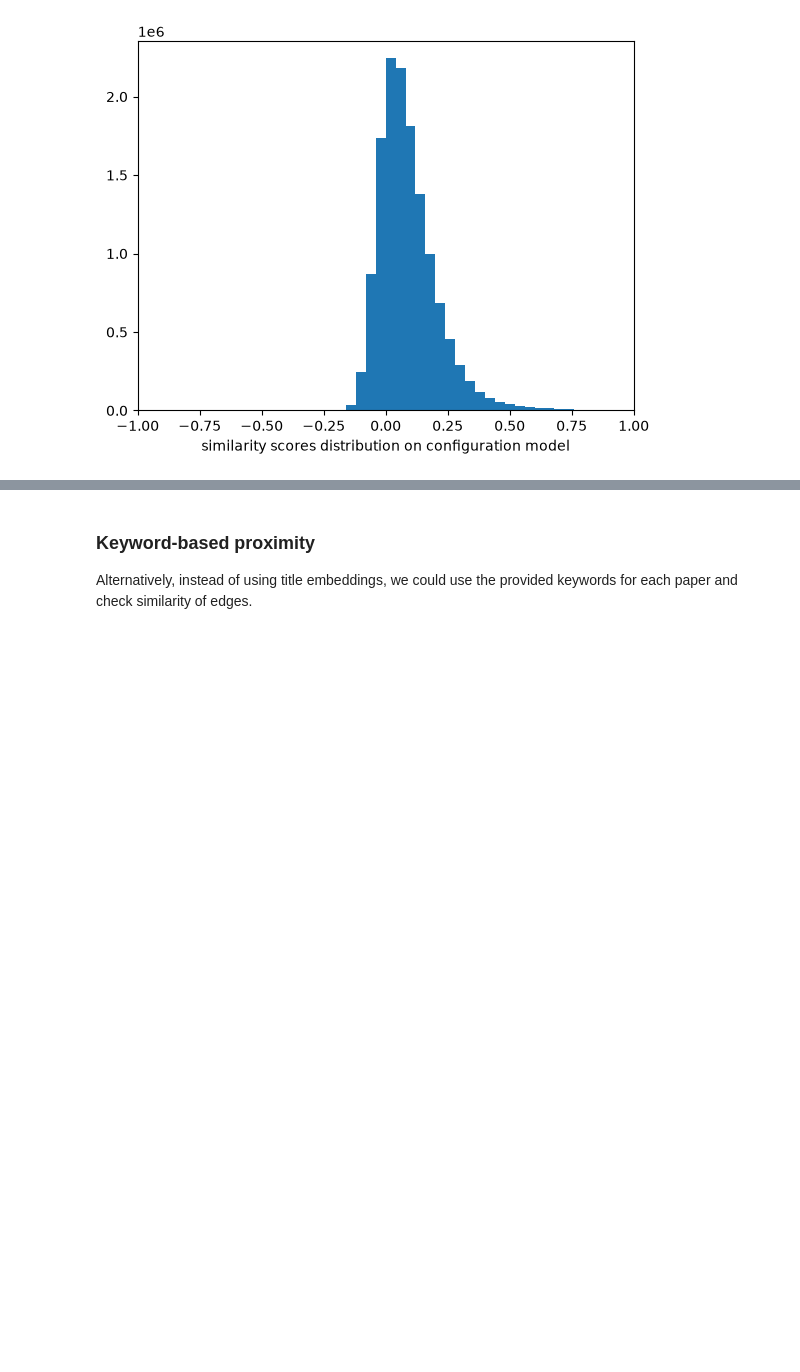
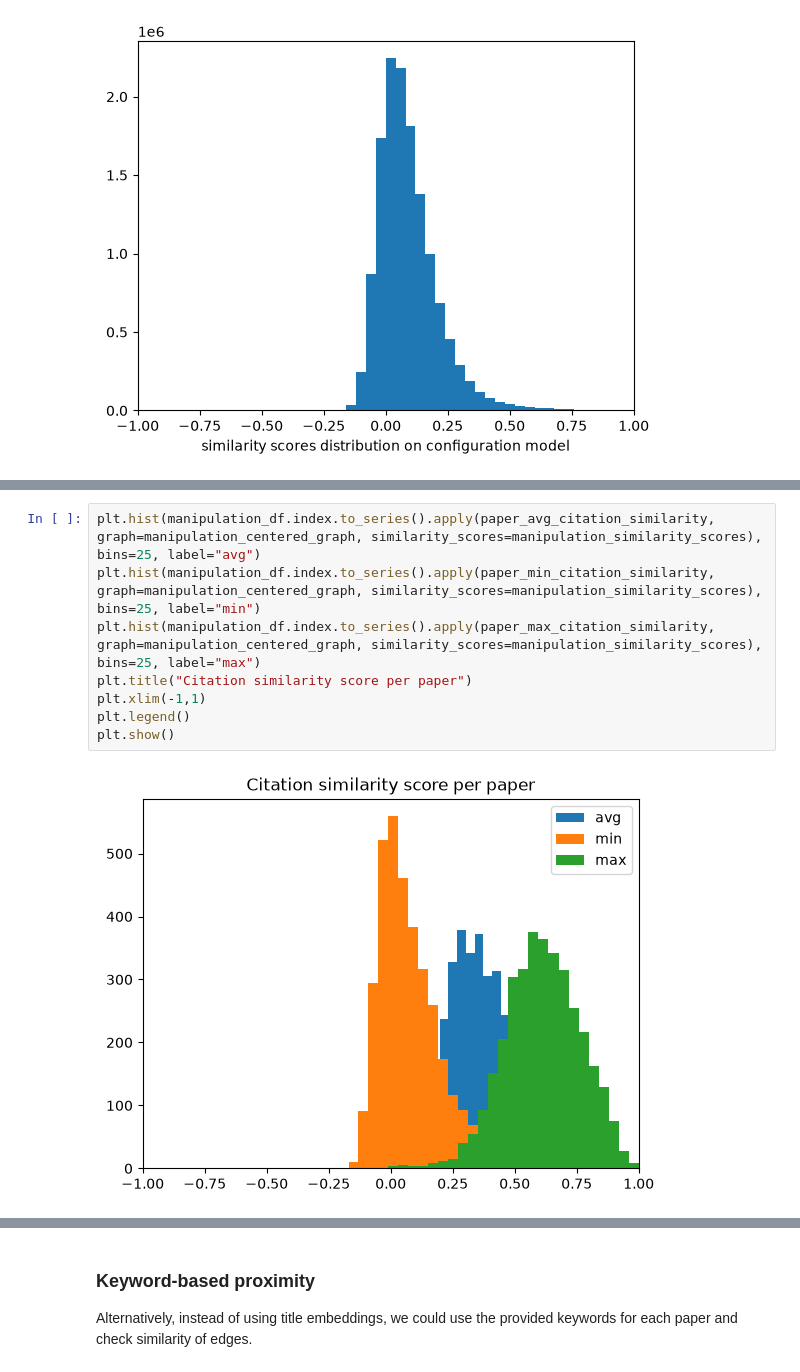
Before and after one commit to frasgp/finalproj, a Jupyter notebook: exploration.ipynb, the cells around one changed output, grey strips where cells are left out. Cells and saved outputs as stored; diff of their text form; blank space fills up the shorter version.

```diff
--- a/exploration.ipynb
+++ b/exploration.ipynb
@@ -500,0 +602,10 @@ Computed similarity by edge : 13527017 / 13527017
+# %%
+plt.hist(manipulation_df.index.to_series().apply(paper_avg_citation_similarity, graph=manipulation_centered_graph, similarity_scores=manipulation_similarity_scores), bins=25, label="avg")
+plt.hist(manipulation_df.index.to_series().apply(paper_min_citation_similarity, graph=manipulation_centered_graph, similarity_scores=manipulation_similarity_scores), bins=25, label="min")
+plt.hist(manipulation_df.index.to_series().apply(paper_max_citation_similarity, graph=manipulation_centered_graph, similarity_scores=manipulation_similarity_scores), bins=25, label="max")
+plt.title("Citation similarity score per paper")
+plt.xlim(-1,1)
+plt.legend()
+plt.show()
+# %% [output]
+[figure, added]
```
Also changed, not shown: parts of 24 cells of this notebook, 3 other files.
